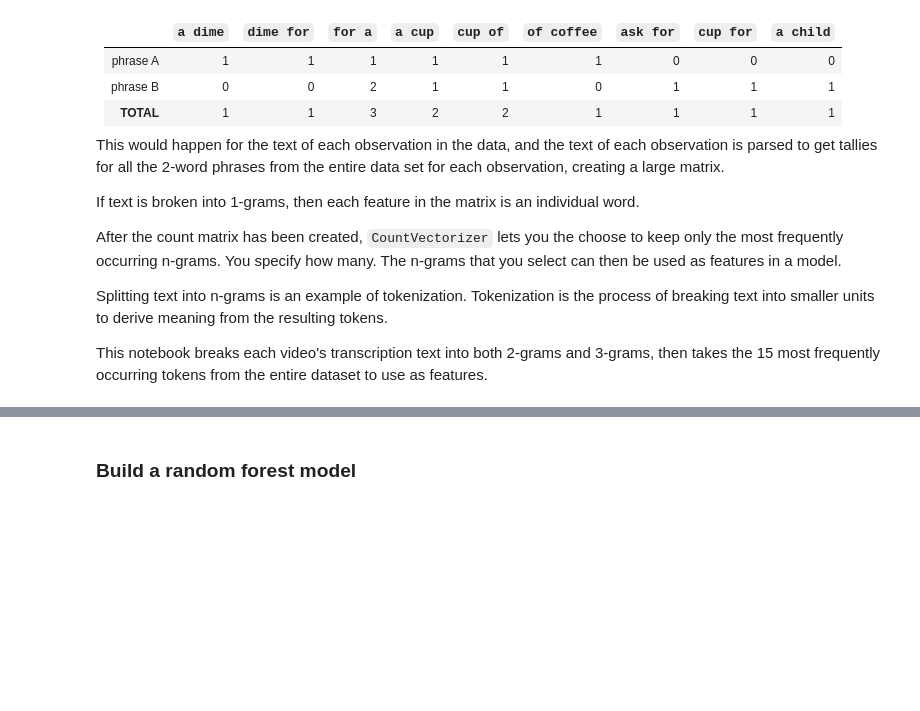
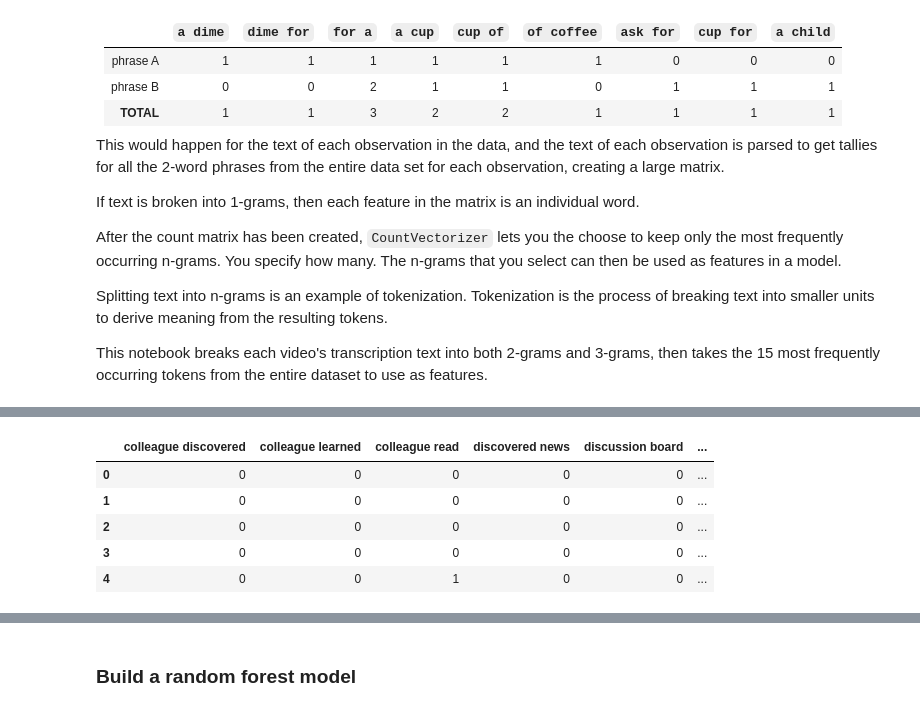
Before and after one commit to pakkaii/resume, a Jupyter notebook: Course 6 Proj/Activity_Course 6 TikTok project lab.ipynb, the cells around one changed output, grey strips where cells are left out. Cells and saved outputs as stored; diff of their text form; code cells hidden in the pictures; blank space fills up the shorter version.

```diff
--- a/Course 6 Proj/Activity_Course 6 TikTok project lab.ipynb
+++ b/Course 6 Proj/Activity_Course 6 TikTok project lab.ipynb
@@ -419,0 +474,4 @@ This notebook breaks each video's transcription text into both 2-grams and 3-gra
+# %%
+# Extract numerical features from `video_transcription_text` in the testing set
+validation_count_data = count_vec.transform(X_val['video_transcription_text']).toarray()
+validation_count_data
@@ -419,0 +486,11 @@ This notebook breaks each video's transcription text into both 2-grams and 3-gra
+# %%
+# Place the numerical representation of `video_transcription_text` from validation set into a dataframe
+validation_count_df = pd.DataFrame(data=validation_count_data, columns=count_vec.get_feature_names_out())
+validation_count_df.head()
+# %% [output]
+|  | colleague discovered | colleague learned | colleague read | discovered news | discussion board | ... |
+| 0 | 0 | 0 | 0 | 0 | 0 | ... |
+| 1 | 0 | 0 | 0 | 0 | 0 | ... |
+| 2 | 0 | 0 | 0 | 0 | 0 | ... |
+| 3 | 0 | 0 | 0 | 0 | 0 | ... |
+| 4 | 0 | 0 | 1 | 0 | 0 | ... |
```
Also changed, not shown: parts of 15 cells of this notebook.
